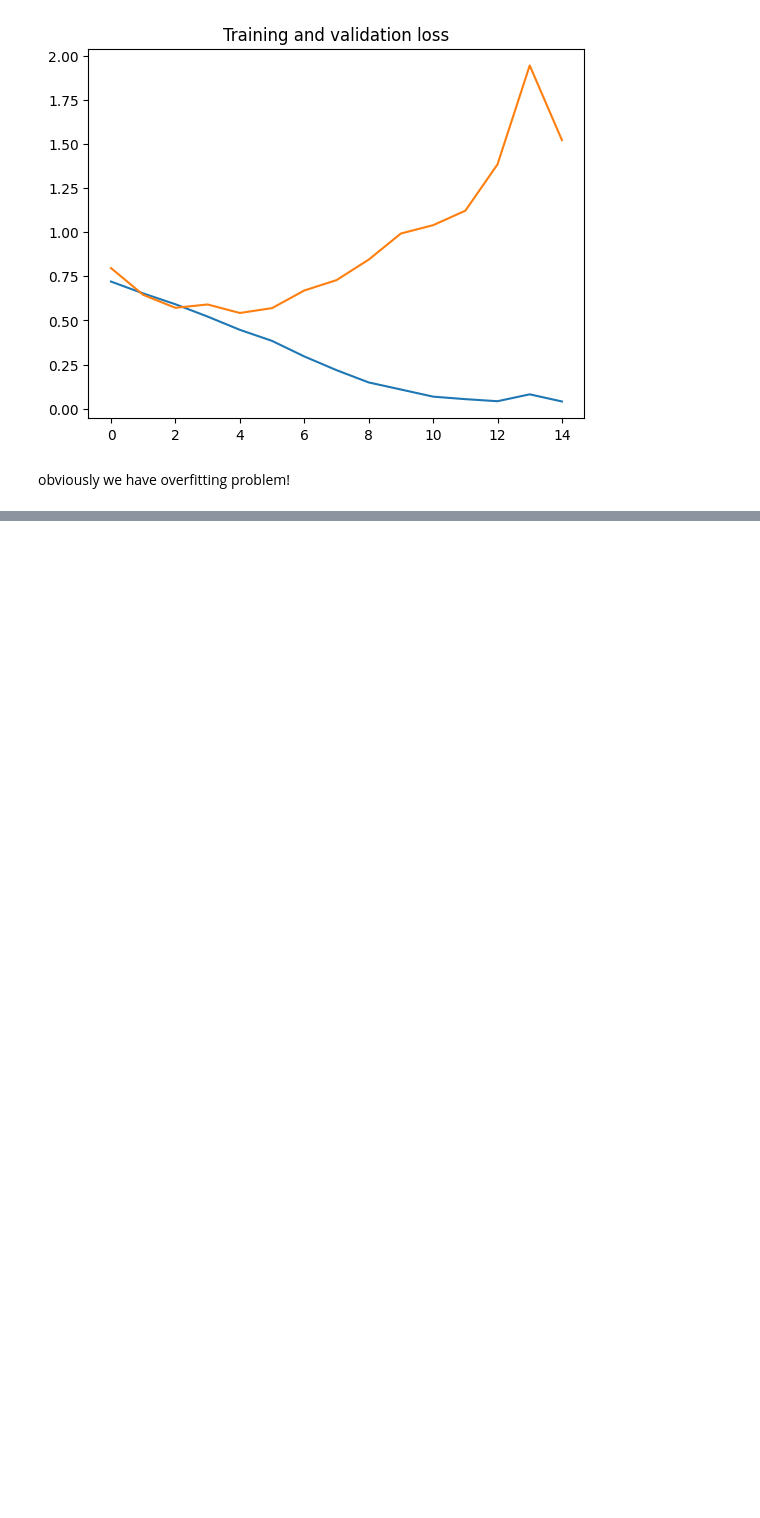
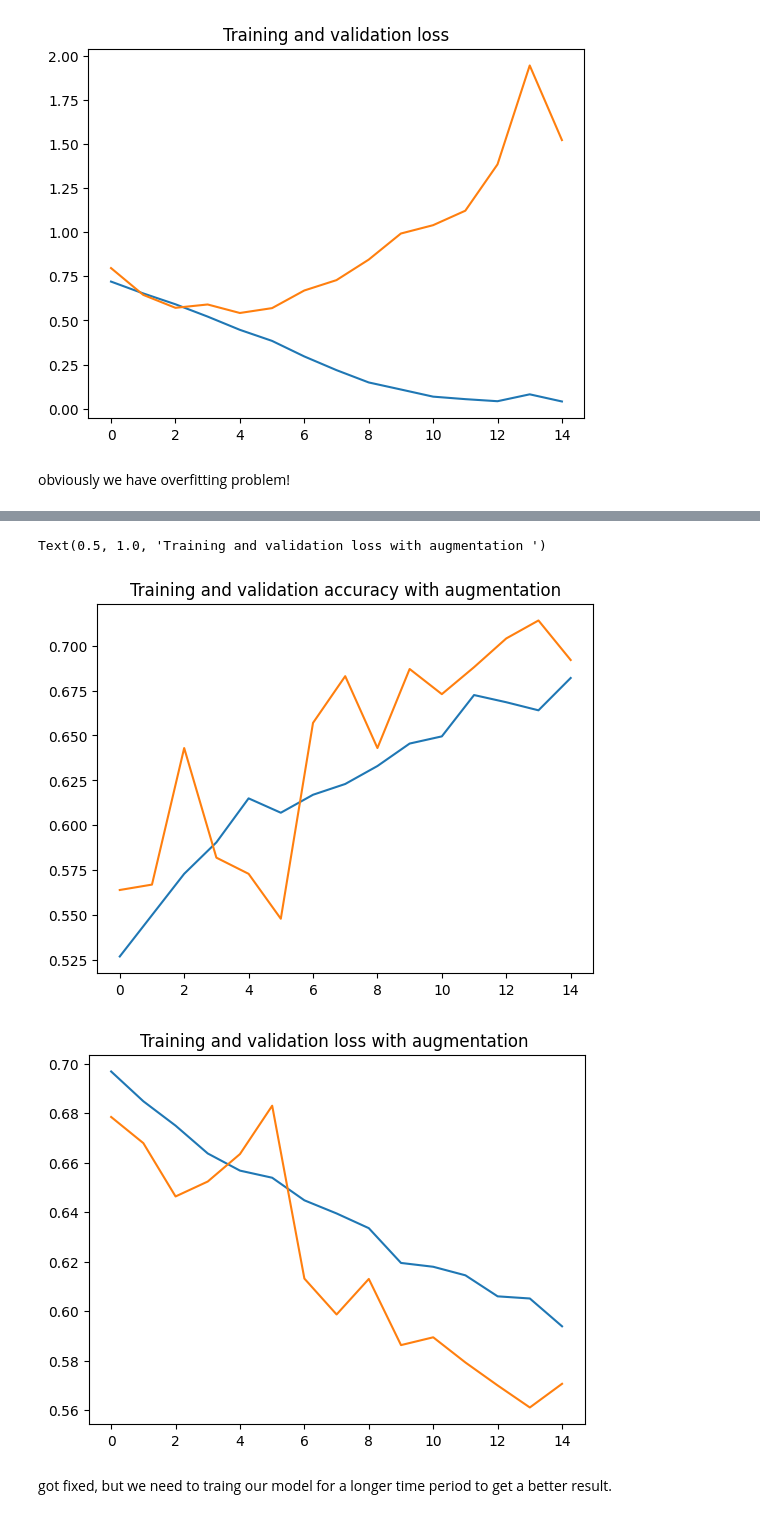
Before and after one commit to rezamohammadloo/cats-dogs-classifier-using-cnn, a Jupyter notebook: CatsvsDogs.ipynb, the cells around one changed output, grey strips where cells are left out. Drawn from its saved outputs; the diff is of its cells as text; code cells hidden in the pictures; blank space fills up the shorter version.

```diff
--- a/CatsvsDogs.ipynb
+++ b/CatsvsDogs.ipynb
@@ -91,0 +136,15 @@ obviously we have overfitting problem!
+# %%
+#compiling
+from tensorflow.keras.optimizers import RMSprop
+model.compile(loss='binary_crossentropy',
+                optimizer=RMSprop(learning_rate=1e-4),
+                metrics=['accuracy'])
+# %%
+# Train the new model
+history_with_aug = model.fit(
+      train_generator,
+      steps_per_epoch=100,  # 2000 images = batch_size * steps
+      epochs=15,
+      validation_data=validation_generator,
+      validation_steps=50,  # 1000 images = batch_size * steps
+      verbose=2)
@@ -91,0 +169,24 @@ obviously we have overfitting problem!
+# %%
+import matplotlib.pyplot as plt
+
+acc      = history_with_aug.history[     'accuracy' ]
+val_acc  = history_with_aug.history[ 'val_accuracy' ]
+loss     = history_with_aug.history[    'loss' ]
+val_loss = history_with_aug.history['val_loss' ]
+
+epochs   = range(len(acc)) # Getting the number of epochs
+
+plt.plot  ( epochs,     acc )
+plt.plot  ( epochs, val_acc )
+plt.title ('Training and validation accuracy with augmentation')
+plt.figure()
+
+plt.plot  ( epochs,     loss )
+plt.plot  ( epochs, val_loss )
+plt.title ('Training and validation loss with augmentation '  )
+# %% [output]
+Text(0.5, 1.0, 'Training and validation loss with augmentation ')
+[figure, added]
+[figure, added]
+# %% [markdown]
+got fixed, but we need to traing our model for a longer time period to get a better result.
```
Also changed, not shown: parts of 3 cells of this notebook.
